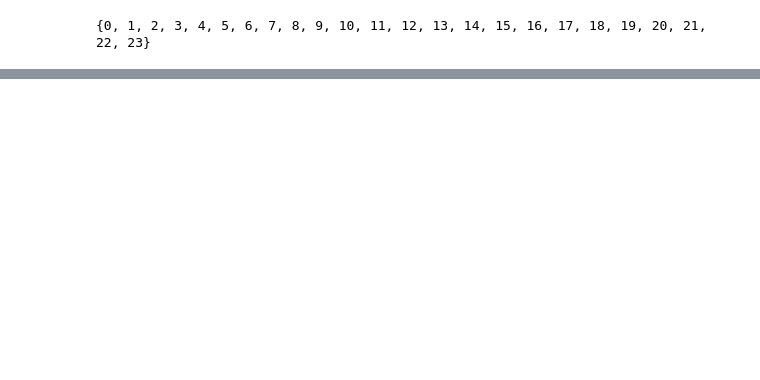
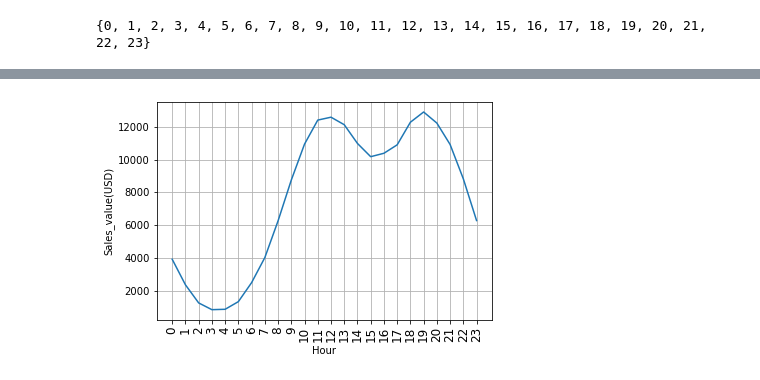
Before and after one commit to phantombmt/Data_Science_Test, a Jupyter notebook: my_report.ipynb, the cells around one changed output, grey strips where cells are left out. Saved outputs shown, nothing was run; the diff lists cells and outputs as text; code cells hidden in the pictures; blank space fills up the shorter version.

```diff
--- a/my_report.ipynb
+++ b/my_report.ipynb
@@ -505,0 +479,8 @@ TypeError: the dtypes of parameters x (object) and width (float64) are incompati
+# %%
+plt.plot(range(0,24),sales_hours)
+plt.grid()
+plt.xticks(range(0,24),rotation=90,size=12)
+plt.xlabel('Hour')
+plt.ylabel('Sales_value(USD)');
+# %% [output]
+[figure, added]
```
Also changed, not shown: parts of 43 cells of this notebook.
